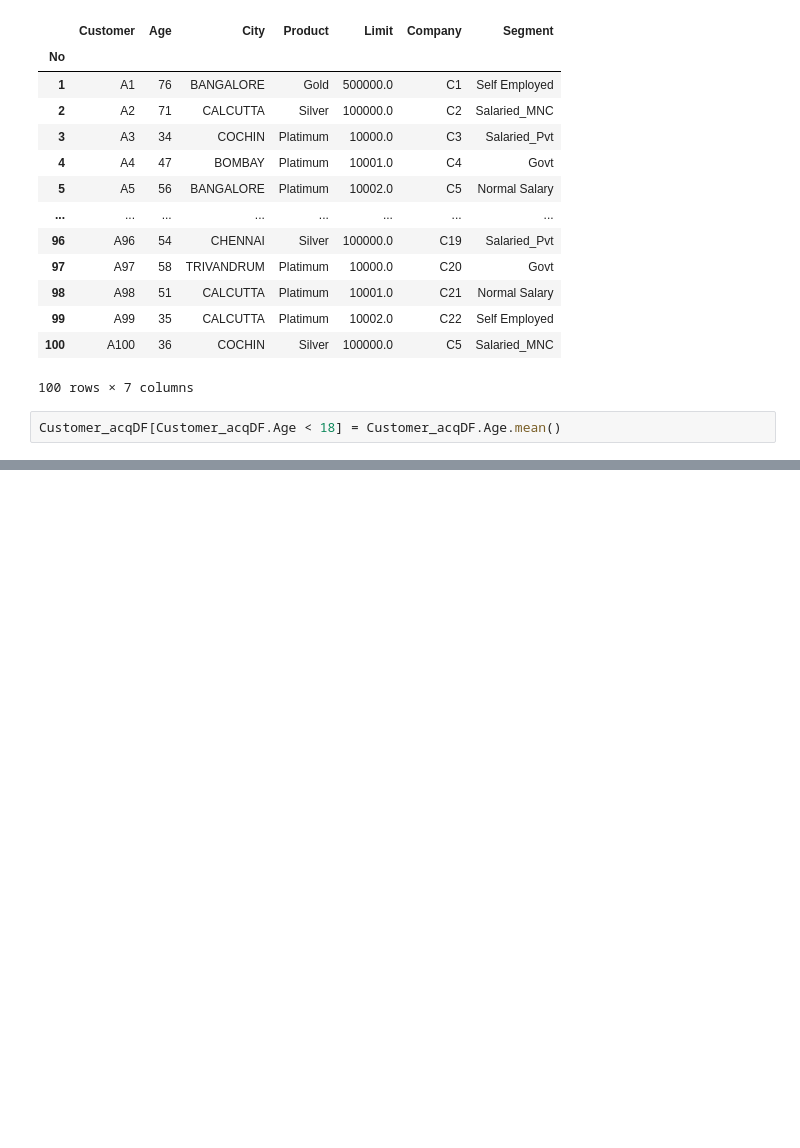
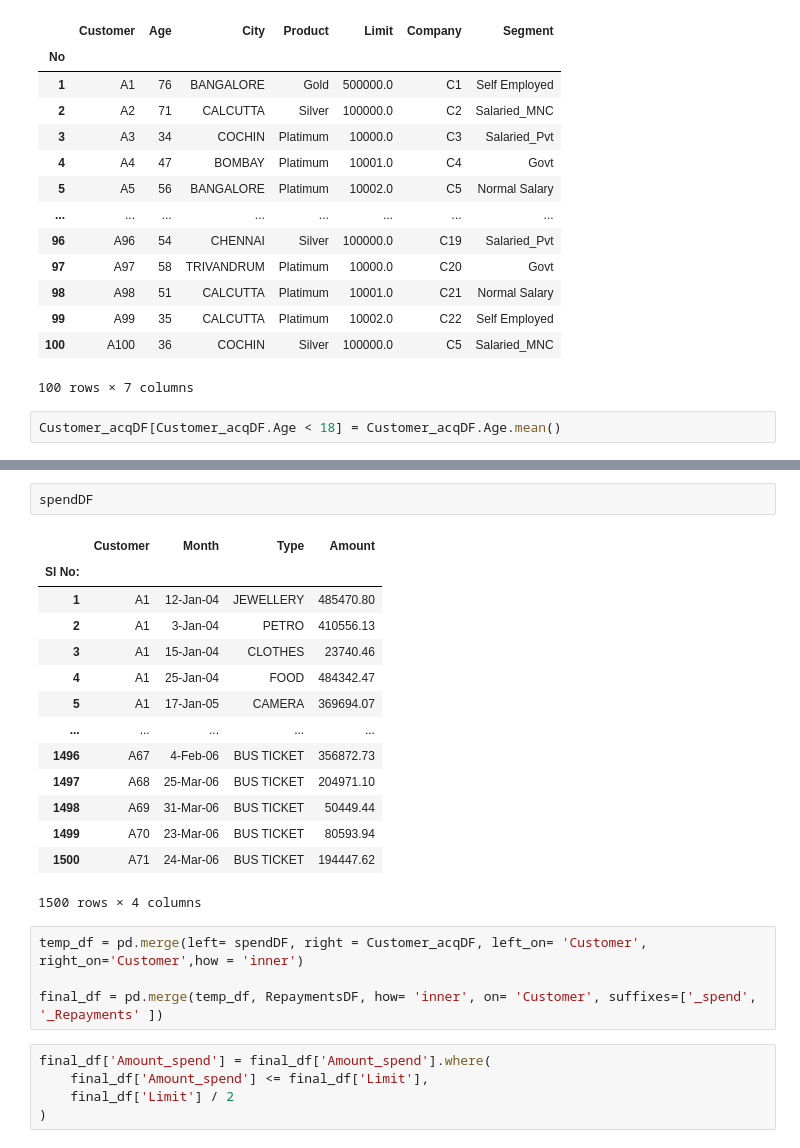
Before and after one commit to Adi46878/credit-risk-and-spending-analysis, a Jupyter notebook: Credit_risk_analysis.ipynb, the cells around one changed output, grey strips where cells are left out. Saved outputs shown, nothing was run; the diff lists cells and outputs as text; blank space fills up the shorter version.

```diff
--- a/Credit_risk_analysis.ipynb
+++ b/Credit_risk_analysis.ipynb
@@ -33,0 +51,26 @@ Customer_acqDF[Customer_acqDF.Age < 18] = Customer_acqDF.Age.mean()
+# %%
+spendDF
+# %% [output]
+|  | Customer | Month | Type | Amount |
+| Sl No: |  |  |  |  |
+| 1 | A1 | 12-Jan-04 | JEWELLERY | 485470.80 |
+| 2 | A1 | 3-Jan-04 | PETRO | 410556.13 |
+| 3 | A1 | 15-Jan-04 | CLOTHES | 23740.46 |
+| 4 | A1 | 25-Jan-04 | FOOD | 484342.47 |
+| 5 | A1 | 17-Jan-05 | CAMERA | 369694.07 |
+| ... | ... | ... | ... | ... |
+| 1496 | A67 | 4-Feb-06 | BUS TICKET | 356872.73 |
+| 1497 | A68 | 25-Mar-06 | BUS TICKET | 204971.10 |
+| 1498 | A69 | 31-Mar-06 | BUS TICKET | 50449.44 |
+| 1499 | A70 | 23-Mar-06 | BUS TICKET | 80593.94 |
+| 1500 | A71 | 24-Mar-06 | BUS TICKET | 194447.62 |
+1500 rows × 4 columns
+# %%
+temp_df = pd.merge(left= spendDF, right = Customer_acqDF, left_on= 'Customer', right_on='Customer',how = 'inner')
+
+final_df = pd.merge(temp_df, RepaymentsDF, how= 'inner', on= 'Customer', suffixes=['_spend', '_Repayments' ])
+# %%
+final_df['Amount_spend'] = final_df['Amount_spend'].where(
+    final_df['Amount_spend'] <= final_df['Limit'],
+    final_df['Limit'] / 2
+)
```
Also changed, not shown: parts of 4 cells of this notebook.
